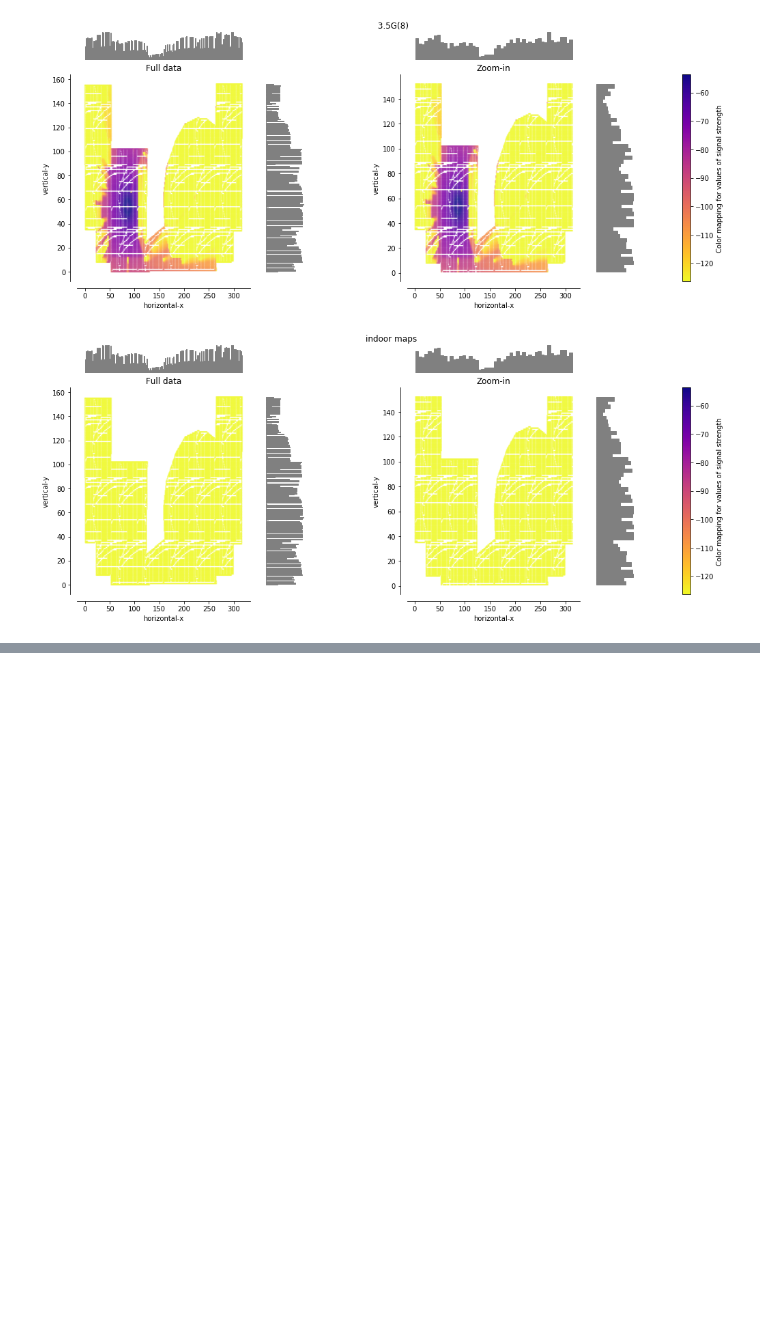
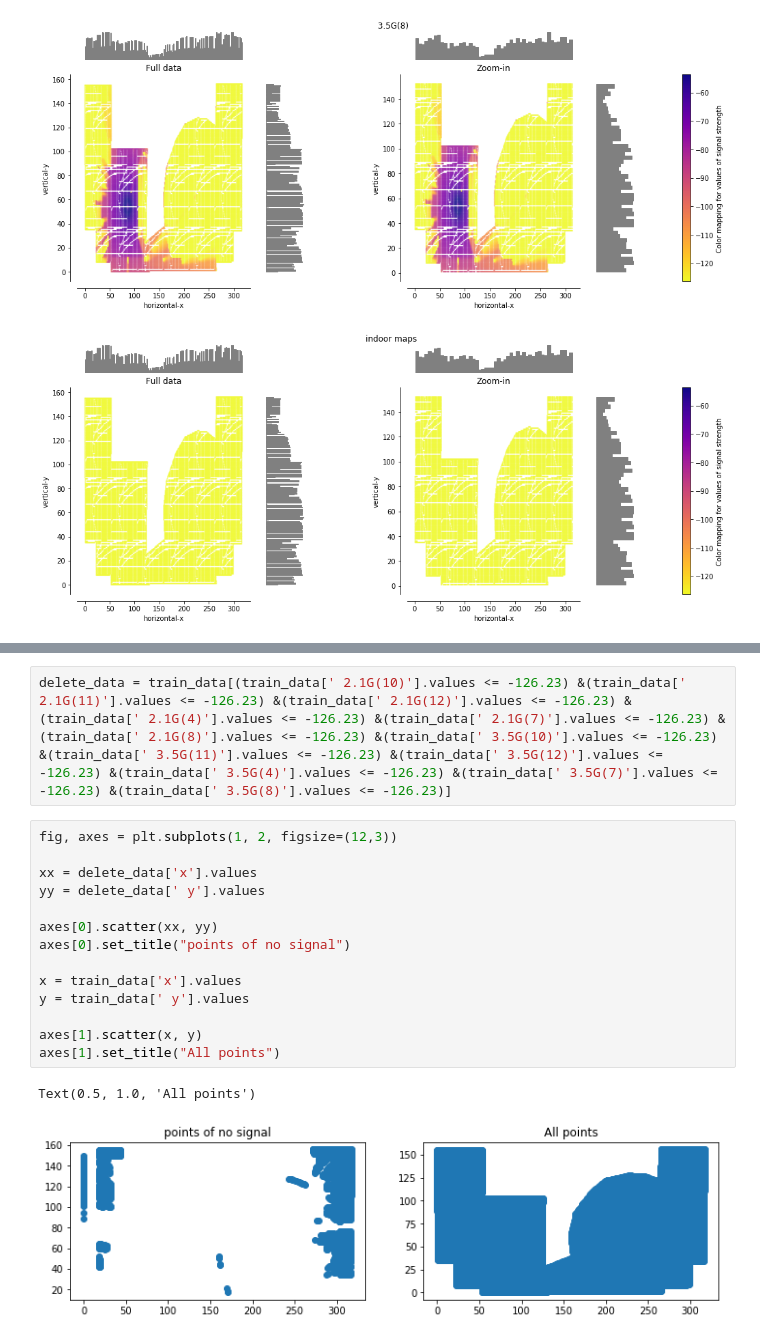
Before and after one commit to LeeMax117/RSRP_Model, a Jupyter notebook: data_explore.ipynb, the cells around one changed output, grey strips where cells are left out. Cells and saved outputs as stored; diff of their text form; blank space fills up the shorter version.

```diff
--- a/data_explore.ipynb
+++ b/data_explore.ipynb
@@ -413,0 +460,19 @@ There are 25811 rows and 14 columns
+# %%
+delete_data = train_data[(train_data[' 2.1G(10)'].values <= -126.23) &(train_data[' 2.1G(11)'].values <= -126.23) &(train_data[' 2.1G(12)'].values <= -126.23) &(train_data[' 2.1G(4)'].values <= -126.23) &(train_data[' 2.1G(7)'].values <= -126.23) &(train_data[' 2.1G(8)'].values <= -126.23) &(train_data[' 3.5G(10)'].values <= -126.23) &(train_data[' 3.5G(11)'].values <= -126.23) &(train_data[' 3.5G(12)'].values <= -126.23) &(train_data[' 3.5G(4)'].values <= -126.23) &(train_data[' 3.5G(7)'].values <= -126.23) &(train_data[' 3.5G(8)'].values <= -126.23)]
+# %%
+fig, axes = plt.subplots(1, 2, figsize=(12,3))
+
+xx = delete_data['x'].values
+yy = delete_data[' y'].values
+
+axes[0].scatter(xx, yy)
+axes[0].set_title("points of no signal")
+
+x = train_data['x'].values
+y = train_data[' y'].values
+
+axes[1].scatter(x, y)
+axes[1].set_title("All points")
+# %% [output]
+Text(0.5, 1.0, 'All points')
+[figure, added]
```
Also changed, not shown: parts of 7 cells of this notebook.
